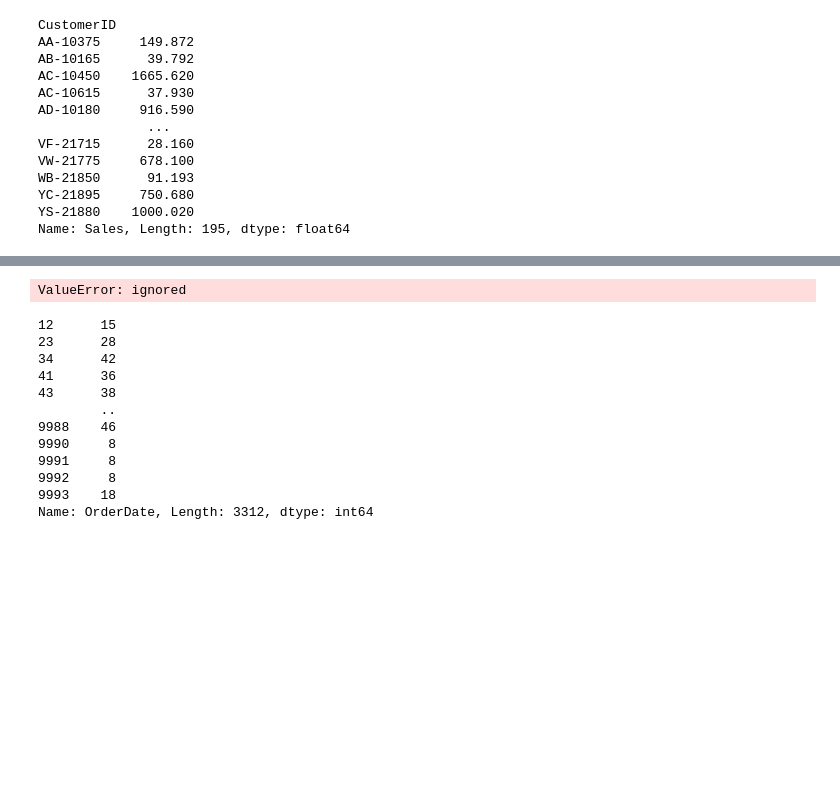
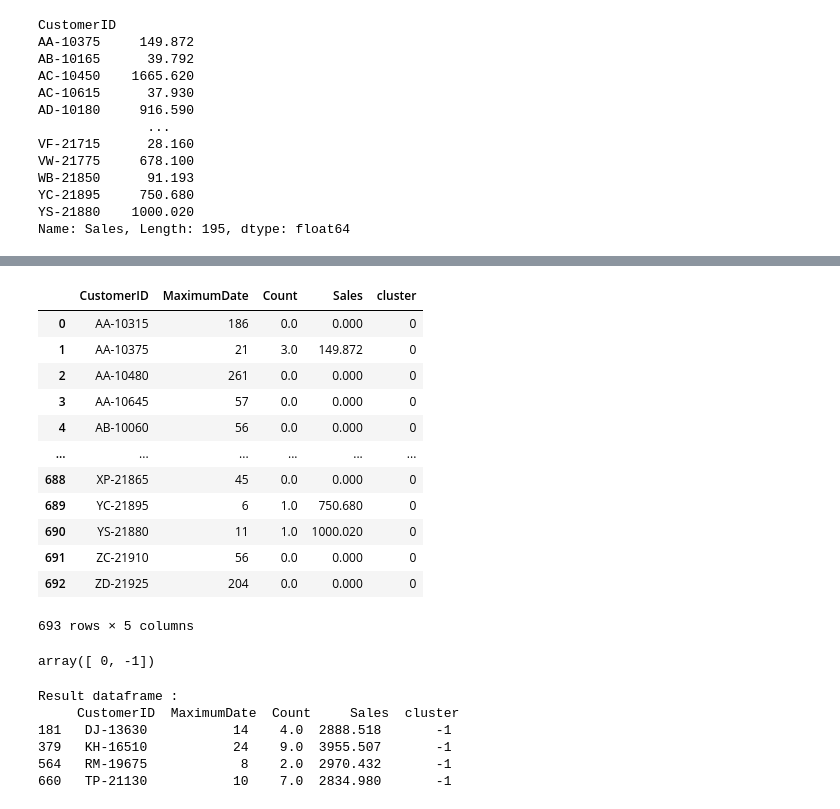
Before and after one commit to SupunGurusinghe/customer-loyalty-ML, a Jupyter notebook: customer_loyalty_ML.ipynb, the cells around one changed output, grey strips where cells are left out. Cells and saved outputs as stored; diff of their text form; code cells hidden in the pictures; blank space fills up the shorter version.

Commit message:
Clustered

```diff
--- a/customer_loyalty_ML.ipynb
+++ b/customer_loyalty_ML.ipynb
@@ -159,6 +162,5 @@ import gower
 distance_matrix = gower.gower_matrix(f_df)
 # %%
-from sklearn.cluster import DBSCAN
 
 # Configuring the parameters of the clustering algorithm
 dbscan_cluster = DBSCAN(eps=0.3,
@@ -169,22 +171,36 @@ dbscan_cluster = DBSCAN(eps=0.3,
 dbscan_cluster.fit(distance_matrix)
 
 # Adding the results to a new column in the dataframe
-df["cluster"] = dbscan_cluster.labels
+f_df["cluster"] = dbscan_cluster.labels_
-# %% [output]
-ValueError: ignored
-# %%
-weekNumber = df['OrderDate'].dt.week
-weekNumber
-# %% [output]
-12      15
-23      28
-34      42
-41      36
-43      38
-        ..
-9988    46
-9990     8
-9991     8
-9992     8
-9993    18
-Name: OrderDate, Length: 3312, dtype: int64
+# %%
+f_df
+# %% [output]
+|  | CustomerID | MaximumDate | Count | Sales | cluster |
+| 0 | AA-10315 | 186 | 0.0 | 0.000 | 0 |
+| 1 | AA-10375 | 21 | 3.0 | 149.872 | 0 |
+| 2 | AA-10480 | 261 | 0.0 | 0.000 | 0 |
+| 3 | AA-10645 | 57 | 0.0 | 0.000 | 0 |
+| 4 | AB-10060 | 56 | 0.0 | 0.000 | 0 |
+| ... | ... | ... | ... | ... | ... |
+| 688 | XP-21865 | 45 | 0.0 | 0.000 | 0 |
+| 689 | YC-21895 | 6 | 1.0 | 750.680 | 0 |
+| 690 | YS-21880 | 11 | 1.0 | 1000.020 | 0 |
+| 691 | ZC-21910 | 56 | 0.0 | 0.000 | 0 |
+| 692 | ZD-21925 | 204 | 0.0 | 0.000 | 0 |
+693 rows × 5 columns
+# %%
+f_df.cluster.unique()
+# %% [output]
+array([ 0, -1])
+# %%
+# selecting rows based on condition
+rslt_df = f_df.loc[f_df['cluster'] < 0]
+
+print('\nResult dataframe :\n', rslt_df)
+# %% [output]
+Result dataframe :
+     CustomerID  MaximumDate  Count     Sales  cluster
+181   DJ-13630           14    4.0  2888.518       -1
+379   KH-16510           24    9.0  3955.507       -1
+564   RM-19675            8    2.0  2970.432       -1
+660   TP-21130           10    7.0  2834.980       -1
```
Also changed, not shown: parts of 6 cells of this notebook.
